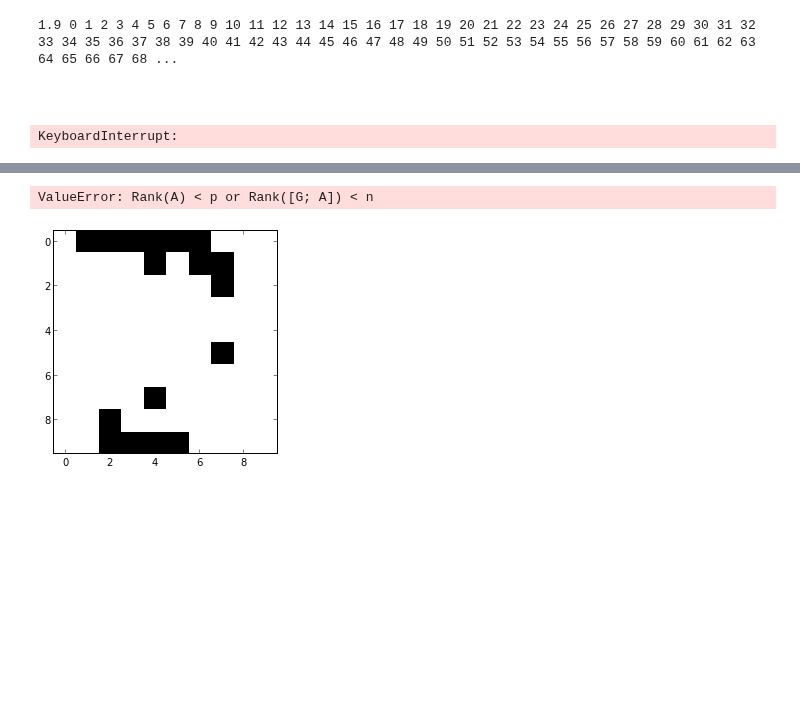
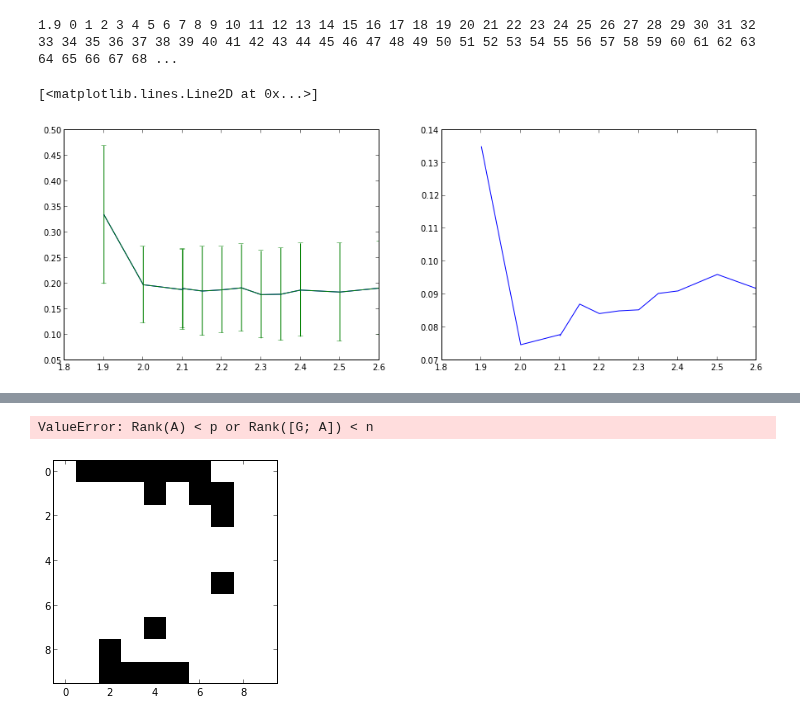
Before and after one commit to forrestsheldon/neurodynamics, a Jupyter notebook: Ising_CS.ipynb, the cells around one changed output, grey strips where cells are left out. Saved outputs shown, nothing was run; the diff lists cells and outputs as text; code cells hidden in the pictures; blank space fills up the shorter version.

Commit message:
Began introduction in and attempted reconstruction using MP pseudoinverse

```diff
--- a/Ising_CS.ipynb
+++ b/Ising_CS.ipynb
@@ -271,8 +271,8 @@ class Ising_cs(object):
         measurement_vec = np.zeros_like(self.signal)
 
         for meas_idx, (sig_i, sig_j) in enumerate(self.fixed):
-            measurement_vec[n] = int(self.is_connected((rec_i, rec_j), (sig_i, sig_j)))
-        s = sum(measurement_vec))
+            measurement_vec[meas_idx] = int(self.is_connected((rec_i, rec_j), (sig_i, sig_j)))
+        s = sum(measurement_vec)
         if s != 0:
             measurement_vec = measurement_vec / float(s)
         return measurement_vec
@@ -580,50 +580,12 @@ for temp_idx, t in enumerate(temprange):
     recon_err_vars[temp_idx] = np.var(recon_err)
 # %% [output]
 1.9 0 1 2 3 4 5 6 7 8 9 10 11 12 13 14 15 16 17 18 19 20 21 22 23 24 25 26 27 28 29 30 31 32 33 34 35 36 37 38 39 40 41 42 43 44 45 46 47 48 49 50 51 52 53 54 55 56 57 58 59 60 61 62 63 64 65 66 67 68 ...
-# %% [markdown]
-####
-# %%
-recon_temp2 = Ising_cs(ising_size, signal, fix, 1)
-temprange = np.concatenate((np.arange(1.6, 2.1, 0.1), np.arange(2.1, 2.4, 0.05),
-                            np.arange(2.4, 2.99, 0.1)))
-recon_err_means = np.zeros_like(temprange)
-recon_err_vars = np.zeros_like(temprange)
-for idx, t in enumerate(temprange):
-    recon_temp2.set_temp(t)
-    recon_err = np.zeros((100,))
-    print t,
-    for n in xrange(100):
-        print n,
-        recon_temp2.randomize()
-        recon_temp2.gibbs(200 * recon_temp2.sites)
-        (recording_i, recording_j), = rndm.sample(recon_temp2.free, 1)
-        record = recon_temp2.state[recording_i, recording_j]
-
-        for sig_i, sig_j in recon_temp.fixed:                                 # for each fixed site
-            if recon_temp.is_connected((recording_i, recording_j), (sig_i, sig_j)) and record != recon_temp.state[sig_i, sig_j]:
-
-        misclass[n] = num_err / float(len(signal))
-    print
-    misclass_percent_means[idx] = np.mean(misclass)
-    misclass_percent_vars[idx] = np.var(misclass)
-# %%
-(recording_i, recording_j), = rndm.sample(cs_test.free, 1)                         # Pick a spin to record from
-m = 10                                                                              # number of measurements
-measurements = np.zeros((m,))                                                      # Initialize arrays
-meas_mat = np.zeros((m, len(cs_test.fixed)))
-cs_test.set_temp(2.1)                                                             # Set near critical temp for now
-
-for meas_index in range(m):                                                        # Loop over measurements
-    cs_test.randomize()                                                            # To ensure independence, rerandomize
-    cs_test.gibbs(150*crit.sites)                                                  # and re-evolve
-    measurements[meas_index] = cs_test.state[recording_i, recording_j]             # Record spin
-
-    for n, (sig_i, sig_j) in enumerate(cs_test.fixed):                             # for each fixed site
-        # Check to see if it was connected to the recording site.  If so, the measurement depends on that spin
-        meas_mat[meas_index, n] = int(cs_test.is_connected((recording_i, recording_j), (sig_i, sig_j)))
-
-    s = sum(meas_mat[meas_index, :])
-    if s != 0:
-        meas_mat[meas_index, :] = meas_mat[meas_index, :] / s
-# %% [output]
-KeyboardInterrupt:
+# %%
+fig2, axes2 = plt.subplots(1, 2, figsize=(15, 5))
+axes2[0].plot(temprange, misclass_percent_means)
+misclass_percent_std = np.sqrt(misclass_percent_vars)
+axes2[0].errorbar(temprange, misclass_percent_means, yerr=misclass_percent_std)
+axes2[1].plot(temprange, misclass_percent_std)
+# %% [output]
+[<matplotlib.lines.Line2D at 0x...>]
+[figure, added]
```
Also changed, not shown: parts of 10 cells of this notebook, 3 other files.
